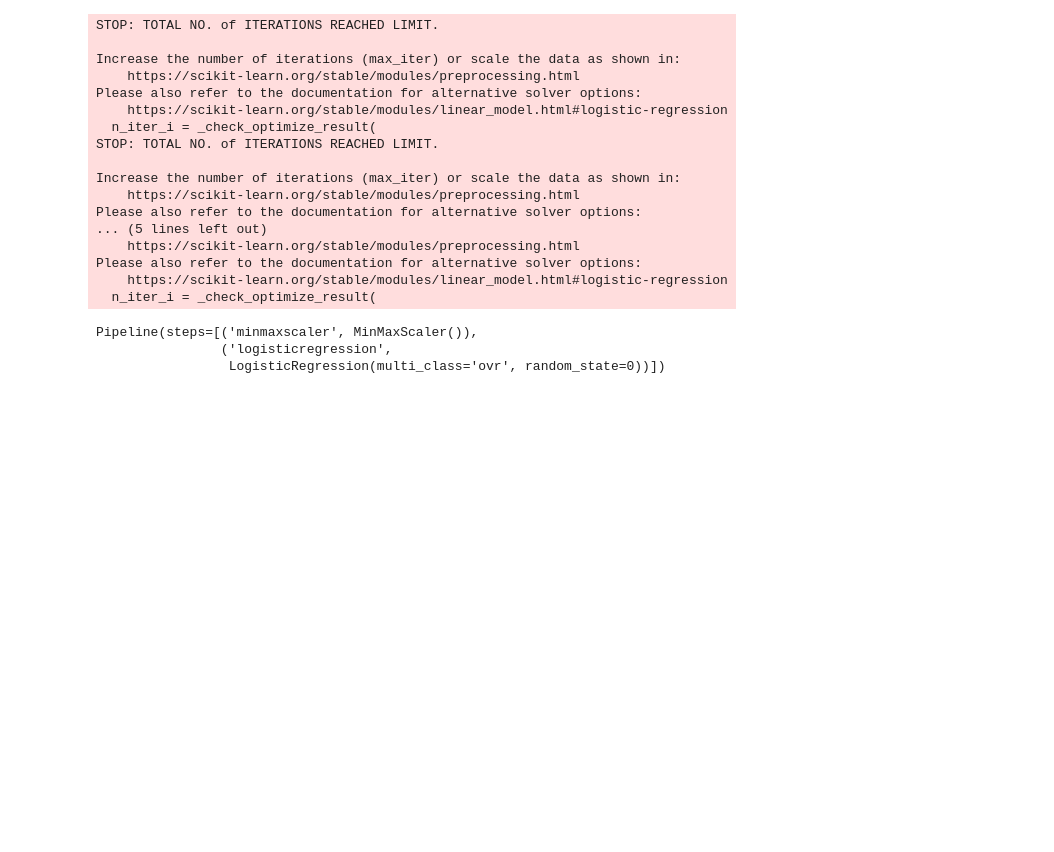
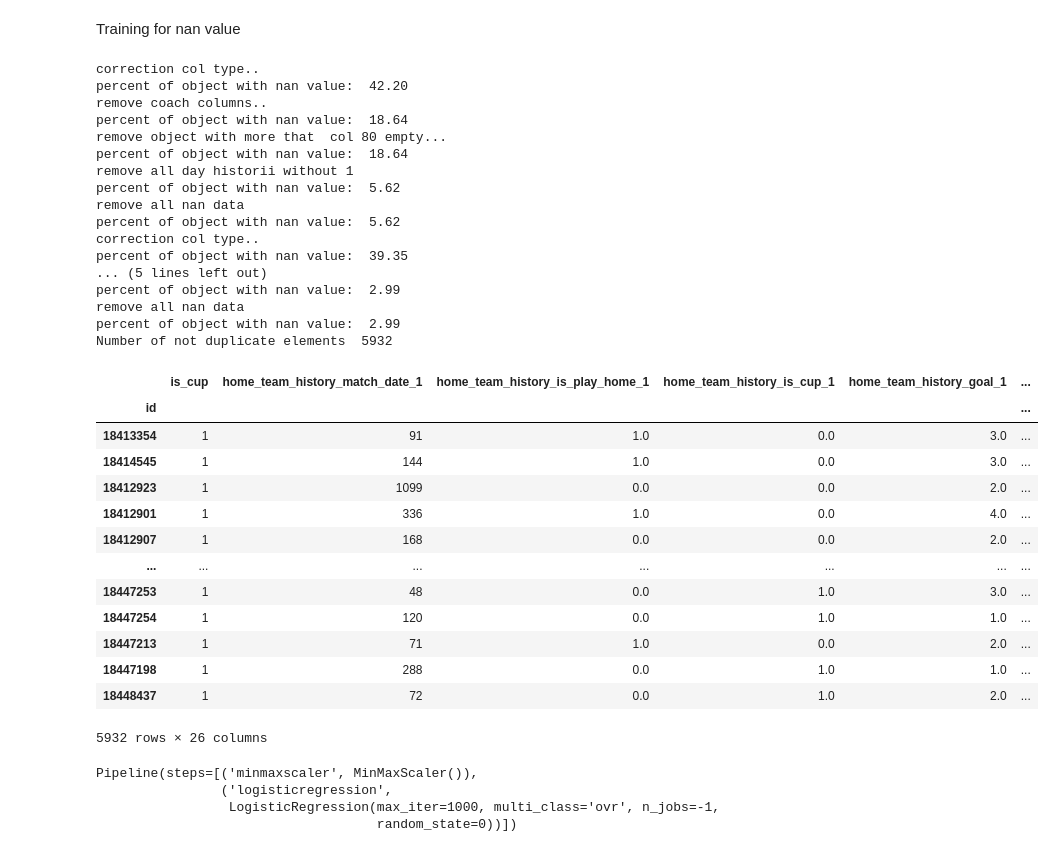
Before and after one commit to czechoa/football-match-probability-prediction, a Jupyter notebook: logist_regression_randomForestClassifier.ipynb, the cells around one changed output. Drawn from its saved outputs; the diff is of its cells as text; code cells hidden in the pictures; blank space fills up the shorter version.

```diff
--- a/logist_regression_randomForestClassifier.ipynb
+++ b/logist_regression_randomForestClassifier.ipynb
@@ -4,6 +61,8 @@ import pandas as pd
 # %%
 train_org = pd.read_csv('data/train.csv')
 train = get_prepared_data(train_org)
+test_org = pd.read_csv('data/test.csv')
+test_history_8 = get_prepared_data(test_org)
 # %% [output]
 correction col type..
 percent of object with nan value:  42.20
@@ -66,24 +107,51 @@ minmaxscaler
+# %% [markdown]
+Training for nan value
+# %%
+train_org = pd.read_csv('data/train.csv')
+train = get_prepared_data(train_org,number_of_history_matches=1)
+test_org = pd.read_csv('data/test.csv')
+test_history_1 = get_prepared_data(test_org, number_of_history_matches=1)
+test_history_1 = not_duplicate_elements_in_dataframes(test_history_1.reset_index(), test_history_8)
+test_history_1
+# %% [output]
+correction col type..
+percent of object with nan value:  42.20
+remove coach columns..
+percent of object with nan value:  18.64
+remove object with more that  col 80 empty...
+percent of object with nan value:  18.64
+remove all day historii without 1
+percent of object with nan value:  5.62
+remove all nan data
+percent of object with nan value:  5.62
+correction col type..
+percent of object with nan value:  39.35
+... (5 lines left out)
+percent of object with nan value:  2.99
+remove all nan data
+percent of object with nan value:  2.99
+Number of not duplicate elements  5932
+|  | is_cup | home_team_history_match_date_1 | home_team_history_is_play_home_1 | home_team_history_is_cup_1 | home_team_history_goal_1 | ... |
+| id |  |  |  |  |  | ... |
+| 18413354 | 1 | 91 | 1.0 | 0.0 | 3.0 | ... |
+| 18414545 | 1 | 144 | 1.0 | 0.0 | 3.0 | ... |
+| 18412923 | 1 | 1099 | 0.0 | 0.0 | 2.0 | ... |
+| 18412901 | 1 | 336 | 1.0 | 0.0 | 4.0 | ... |
+| 18412907 | 1 | 168 | 0.0 | 0.0 | 2.0 | ... |
+| ... | ... | ... | ... | ... | ... | ... |
+| 18447253 | 1 | 48 | 0.0 | 1.0 | 3.0 | ... |
+| 18447254 | 1 | 120 | 0.0 | 1.0 | 1.0 | ... |
+| 18447213 | 1 | 71 | 1.0 | 0.0 | 2.0 | ... |
+| 18447198 | 1 | 288 | 0.0 | 1.0 | 1.0 | ... |
+| 18448437 | 1 | 72 | 0.0 | 1.0 | 2.0 | ... |
+5932 rows × 26 columns
 # %%
-pipe =  make_pipeline( MinMaxScaler(),LogisticRegression(random_state=0, solver='lbfgs', multi_class='ovr'))
+target = train['target']
+X_train_org = train.drop('target',axis=1)
+pipe =  make_pipeline( MinMaxScaler(),LogisticRegression(random_state=0, solver='lbfgs', multi_class='ovr', max_iter=1000, n_jobs =-1))
 pipe.fit(X_train_org,target)
 # %% [output]
-STOP: TOTAL NO. of ITERATIONS REACHED LIMIT.
-
-Increase the number of iterations (max_iter) or scale the data as shown in:
-    https://scikit-learn.org/stable/modules/preprocessing.html
-Please also refer to the documentation for alternative solver options:
-    https://scikit-learn.org/stable/modules/linear_model.html#logistic-regression
-  n_iter_i = _check_optimize_result(
-STOP: TOTAL NO. of ITERATIONS REACHED LIMIT.
-
-Increase the number of iterations (max_iter) or scale the data as shown in:
-    https://scikit-learn.org/stable/modules/preprocessing.html
-Please also refer to the documentation for alternative solver options:
-... (5 lines left out)
-    https://scikit-learn.org/stable/modules/preprocessing.html
-Please also refer to the documentation for alternative solver options:
-    https://scikit-learn.org/stable/modules/linear_model.html#logistic-regression
-  n_iter_i = _check_optimize_result(
+Pipeline(steps=[('minmaxscaler', MinMaxScaler()),
+                ('logisticregression',
+                 LogisticRegression(max_iter=1000, multi_class='ovr', n_jobs=-1,
+                                    random_state=0))])
-Pipeline(steps=[('minmaxscaler', MinMaxScaler()),
-                ('logisticregression',
-                 LogisticRegression(multi_class='ovr', random_state=0))])
```
Also changed, not shown: parts of 13 cells of this notebook, 2 other files.
